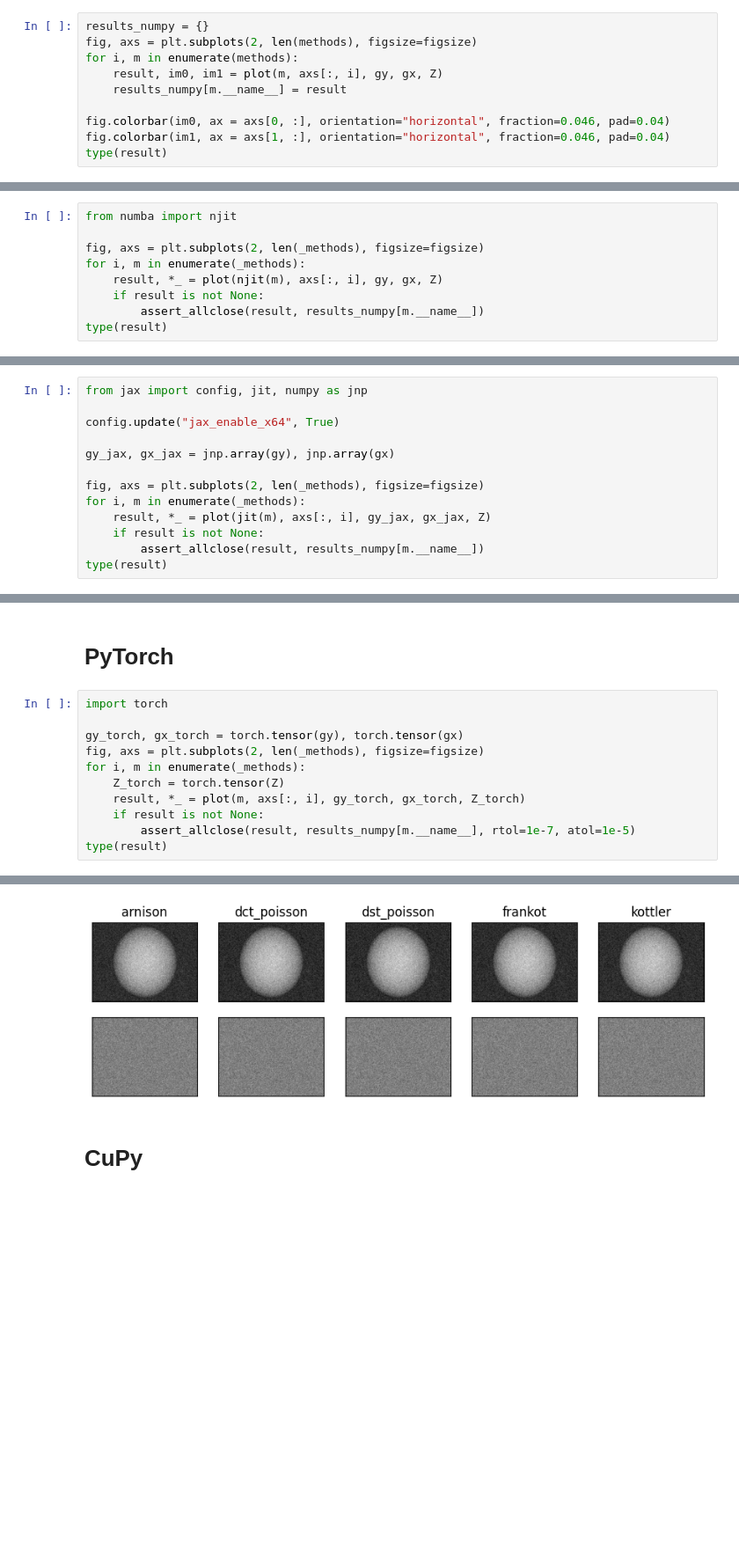
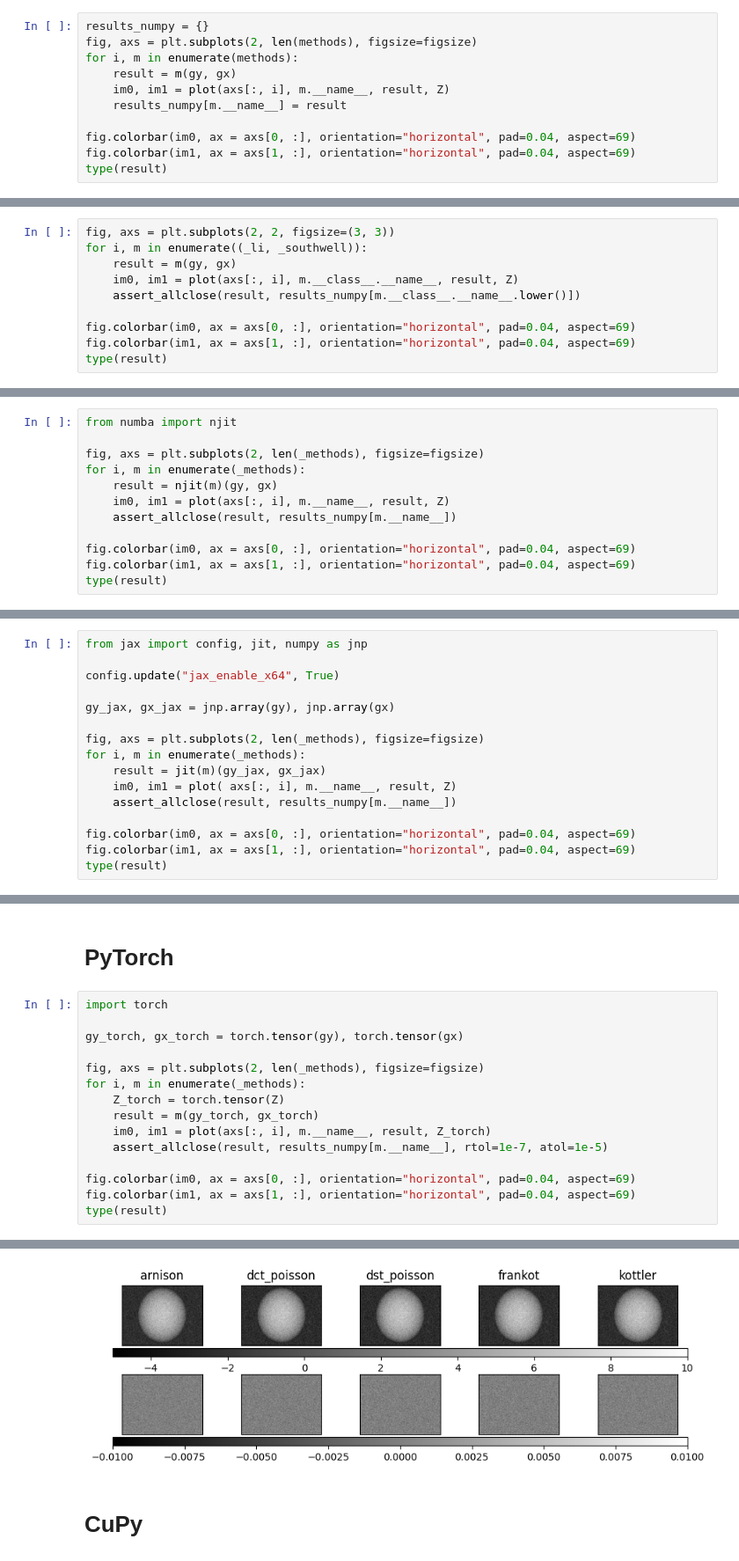
Before and after one commit to Nin17/mbipy, a Jupyter notebook: examples/normal_integration.ipynb, the cells around one changed output, grey strips where cells are left out. Shown: that part at 88% size. Cells and saved outputs as stored; diff of their text form; blank space fills up the shorter version.

```diff
--- a/examples/normal_integration.ipynb
+++ b/examples/normal_integration.ipynb
@@ -87,11 +83,12 @@ def plot(method, ax, gy, gx, ground_truth, cbar=False):
 results_numpy = {}
 fig, axs = plt.subplots(2, len(methods), figsize=figsize)
 for i, m in enumerate(methods):
-    result, im0, im1 = plot(m, axs[:, i], gy, gx, Z)
+    result = m(gy, gx)
+    im0, im1 = plot(axs[:, i], m.__name__, result, Z)
     results_numpy[m.__name__] = result
 
-fig.colorbar(im0, ax = axs[0, :], orientation="horizontal", fraction=0.046, pad=0.04)
-fig.colorbar(im1, ax = axs[1, :], orientation="horizontal", fraction=0.046, pad=0.04)
+fig.colorbar(im0, ax = axs[0, :], orientation="horizontal", pad=0.04, aspect=69)
+fig.colorbar(im1, ax = axs[1, :], orientation="horizontal", pad=0.04, aspect=69)
 type(result)
 # %% [output]
 numpy.ndarray
@@ -115,0 +99,10 @@ for i, m in enumerate((_li, _southwell)):
+# %%
+fig, axs = plt.subplots(2, 2, figsize=(3, 3))
+for i, m in enumerate((_li, _southwell)):
+    result = m(gy, gx)
+    im0, im1 = plot(axs[:, i], m.__class__.__name__, result, Z)
+    assert_allclose(result, results_numpy[m.__class__.__name__.lower()])
+
+fig.colorbar(im0, ax = axs[0, :], orientation="horizontal", pad=0.04, aspect=69)
+fig.colorbar(im1, ax = axs[1, :], orientation="horizontal", pad=0.04, aspect=69)
+type(result)
@@ -120,9 +116,12 @@ from numba import njit
 
 fig, axs = plt.subplots(2, len(_methods), figsize=figsize)
 for i, m in enumerate(_methods):
-    result, *_ = plot(njit(m), axs[:, i], gy, gx, Z)
-    if result is not None:
-        assert_allclose(result, results_numpy[m.__name__])
+    result = njit(m)(gy, gx)
+    im0, im1 = plot(axs[:, i], m.__name__, result, Z)
+    assert_allclose(result, results_numpy[m.__name__])
+
+fig.colorbar(im0, ax = axs[0, :], orientation="horizontal", pad=0.04, aspect=69)
+fig.colorbar(im1, ax = axs[1, :], orientation="horizontal", pad=0.04, aspect=69)
 type(result)
 # %% [output]
 numpy.ndarray
@@ -138,8 +137,11 @@ gy_jax, gx_jax = jnp.array(gy), jnp.array(gx)
 
 fig, axs = plt.subplots(2, len(_methods), figsize=figsize)
 for i, m in enumerate(_methods):
-    result, *_ = plot(jit(m), axs[:, i], gy_jax, gx_jax, Z)
-    if result is not None:
-        assert_allclose(result, results_numpy[m.__name__])
+    result = jit(m)(gy_jax, gx_jax)
+    im0, im1 = plot( axs[:, i], m.__name__, result, Z)
+    assert_allclose(result, results_numpy[m.__name__])
+
+fig.colorbar(im0, ax = axs[0, :], orientation="horizontal", pad=0.04, aspect=69)
+fig.colorbar(im1, ax = axs[1, :], orientation="horizontal", pad=0.04, aspect=69)
 type(result)
 # %% [output]
@@ -150,17 +153,21 @@ jaxlib.xla_extension.ArrayImpl
 # %%
 import torch
 
 gy_torch, gx_torch = torch.tensor(gy), torch.tensor(gx)
+
 fig, axs = plt.subplots(2, len(_methods), figsize=figsize)
 for i, m in enumerate(_methods):
     Z_torch = torch.tensor(Z)
-    result, *_ = plot(m, axs[:, i], gy_torch, gx_torch, Z_torch)
-    if result is not None:
-        assert_allclose(result, results_numpy[m.__name__], rtol=1e-7, atol=1e-5)
+    result = m(gy_torch, gx_torch)
+    im0, im1 = plot(axs[:, i], m.__name__, result, Z_torch)
+    assert_allclose(result, results_numpy[m.__name__], rtol=1e-7, atol=1e-5)
+
+fig.colorbar(im0, ax = axs[0, :], orientation="horizontal", pad=0.04, aspect=69)
+fig.colorbar(im1, ax = axs[1, :], orientation="horizontal", pad=0.04, aspect=69)
 type(result)
 # %% [output]
 torch.Tensor
-[figure, old version]
+[figure, new version]
 # %% [markdown]
 # CuPy
 # %%
```
Also changed, not shown: parts of 11 cells of this notebook, 1 other file.
